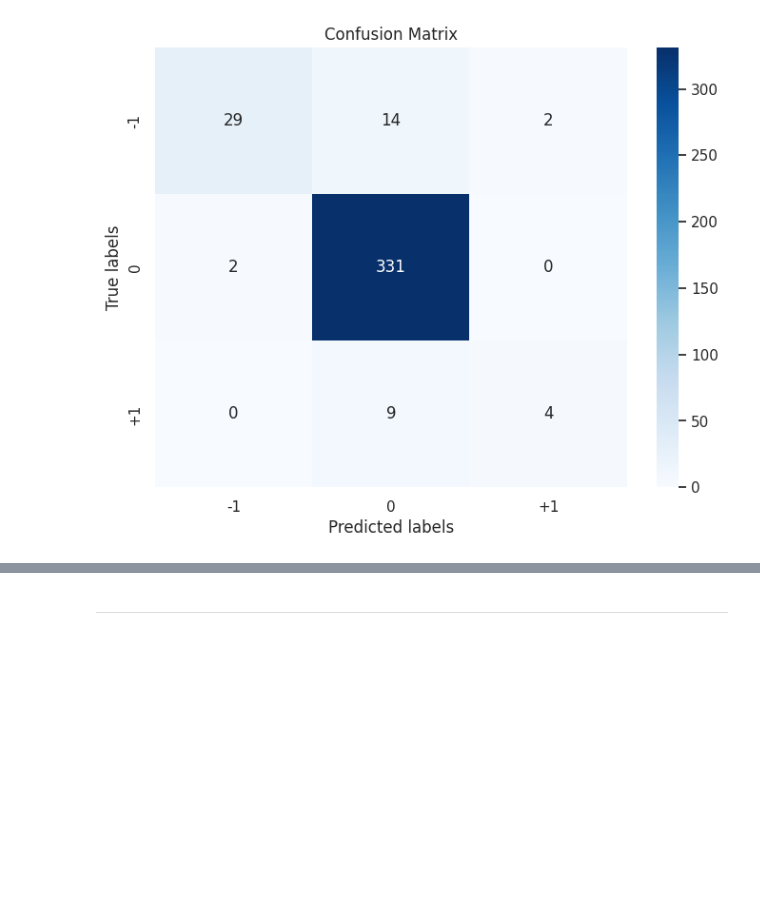
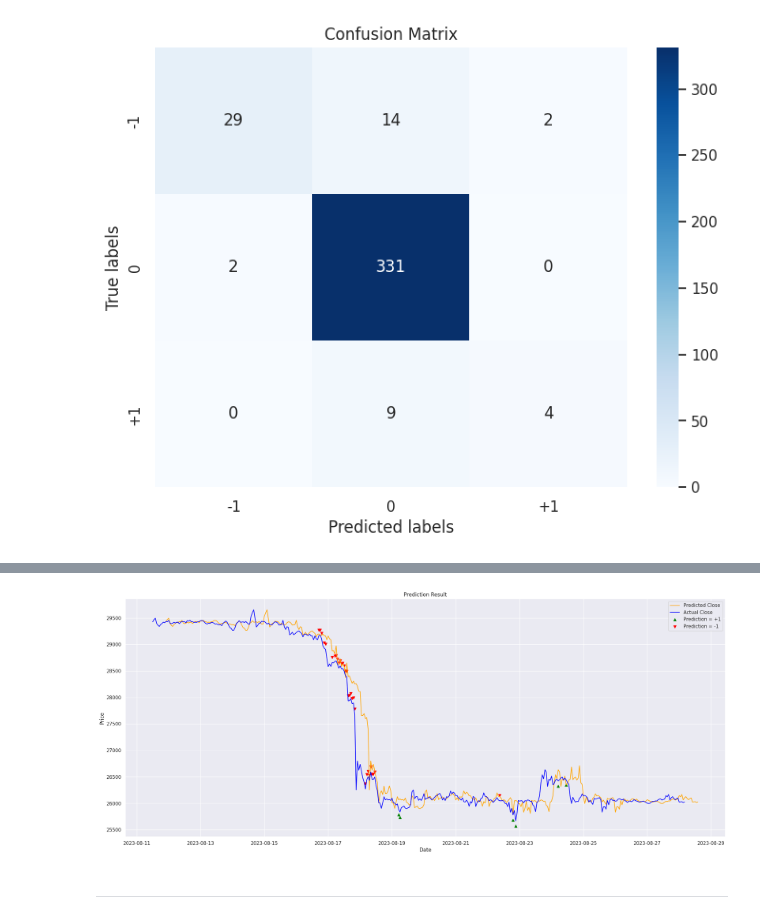
Before and after one commit to natapone/btc_live_price_prediction, a Jupyter notebook: 03_model_improvement.ipynb, the cells around one changed output, grey strips where cells are left out. Saved outputs shown, nothing was run; the diff lists cells and outputs as text; code cells hidden in the pictures; blank space fills up the shorter version.

Commit message:
plot live data

```diff
--- a/03_model_improvement.ipynb
+++ b/03_model_improvement.ipynb
@@ -427,53 +428,57 @@ The model performs exceptionally well for the majority class (0.0) but struggles
 # %%
-# X_live['datetime', 'close', 'prediction']
+def plot_live_data(y_pred, target_treshold = 0.01, target_shift = 10):
+    pred_result = y_pred[['datetime', 'close', 'prediction']].copy()
 
-# print X-live data in these columns 'datetime', 'close', 'prediction'
-# print(X_live[['datetime', 'close', 'prediction']])
+    # Calculate future close price, if prediction is 1, then close price will be 1% higher, if prediction is -1, then close price will be 1% lower
+    pred_result['future_close'] = pred_result['close'] * (1 + pred_result['prediction'] * target_treshold)
 
-pred_result = X_live[['datetime', 'close', 'prediction']].copy()
+    # Extend the prediction to the future
+    date_range = pd.date_range(start=pred_result['datetime'].iloc[-1], periods=(target_shift+1), freq='H')
+    # remove first row of date_range
+    date_range = date_range[1:]
 
-# Calculate future close price, if prediction is 1, then close price will be 1% higher, if prediction is -1, then close price will be 1% lower
-pred_result['future_close'] = pred_result['close'] * (1 + pred_result['prediction'] * 0.01)
+    pred_result_future = pd.DataFrame()
+    pred_result_future['datetime'] = date_range
+    pred_result_future['close'] = np.nan
+    pred_result_future['prediction'] = np.nan
+    pred_result_future['future_close'] = np.nan
 
-# add 10 periods to datetime
-# pred_result['datetime'] = pred_result['datetime'] + pd.DateOffset(hours=10)
+    # concat pred_result and pred_result_future
+    pred_result = pd.concat([pred_result, pred_result_future])
 
-# create empty dataframe, datetime range from last pred_result['datetime'] to 10 periods later
-date_range = pd.date_range(start=pred_result['datetime'].iloc[-1], periods=11, freq='H')
-# remove first row of date_range
-date_range = date_range[1:]
+    # shift future_close 10 periods up
+    pred_result['future_close'] = pred_result['future_close'].shift(target_shift)
 
-pred_result_future = pd.DataFrame()
-pred_result_future['datetime'] = date_range
-pred_result_future['close'] = np.nan
-pred_result_future['prediction'] = np.nan
-pred_result_future['future_close'] = np.nan
+    # plot 2 lines of close and future_close with sns
+    plt.figure(figsize=(25, 10))
 
-# concat pred_result and pred_result_future
-pred_result = pd.concat([pred_result, pred_result_future])
+    sns.lineplot(data=pred_result, x='datetime', y='future_close', label='Predicted Close', color='orange')
+    sns.lineplot(data=pred_result, x='datetime', y='close', label='Actual Close', color='blue')
 
-# shift future_close 10 periods up
-pred_result['future_close'] = pred_result['future_close'].shift(10)
+    plt.scatter(
+        pred_result[pred_result['prediction'] == 1]['datetime'],
+        pred_result[pred_result['prediction'] == 1]['close'] - 100,
+        color='green',
+        marker='^',
+        label='Prediction = +1'
+    )
+
+    # Plot scatter points for negative predictions
+    plt.scatter(
+        pred_result[pred_result['prediction'] == -1]['datetime'],
+        pred_result[pred_result['prediction'] == -1]['close'] + 100,
+        color='red',
+        marker='v',
+        label='Prediction = -1'
+    )
+
+    plt.xlabel('Date')
+    plt.ylabel('Price')
+    plt.title('Prediction Result')
+    plt.legend()
+    plt.show()
 
 
-print(pred_result.tail(5))
-
-# plot 2 lines of close and future_close with sns
-import seaborn as sns
-import matplotlib.pyplot as plt
-
-sns.set_theme(style="darkgrid")
-plt.figure(figsize=(30,10))
-plt.title('BTCUSDT-1h')
-sns.lineplot(data=pred_result, x="datetime", y="close")
-sns.lineplot(data=pred_result, x="datetime", y="future_close")
-
-# plot green dot if prediction is 1, red dot if prediction is -1, blue dot if prediction is 0 or nan
-plt.scatter(pred_result[pred_result['prediction'] == 1]['datetime'], pred_result[pred_result['prediction'] == 1]['close'], color='green')
-plt.scatter(pred_result[pred_result['prediction'] == -1]['datetime'], pred_result[pred_result['prediction'] == -1]['close'], color='red')
-# plt.scatter(pred_result[pred_result['prediction'] == 0]['datetime'], pred_result[pred_result['prediction'] == 0]['close'], color='blue')
-
-
-
-plt.show()
+# print(y_live_pred.tail(5))
+plot_live_data(y_live_pred)
 # %% [output]
@@ -481,3 +485,4 @@ KeyError: "['prediction'] not in index"
+[figure, added]
 # %% [markdown]
 ----
 # %% [markdown]
```
Also changed, not shown: parts of 3 cells of this notebook.
